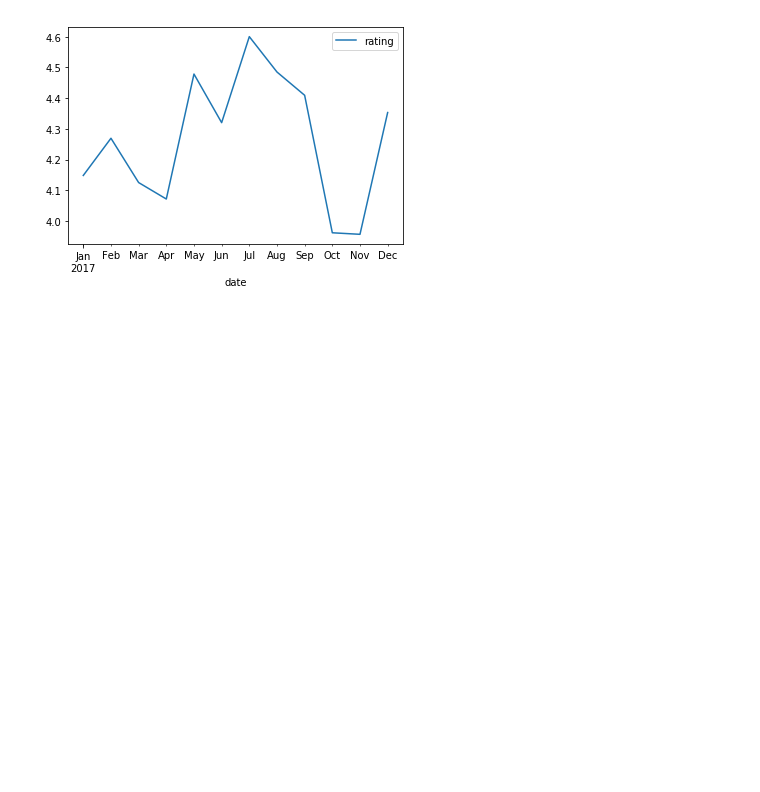
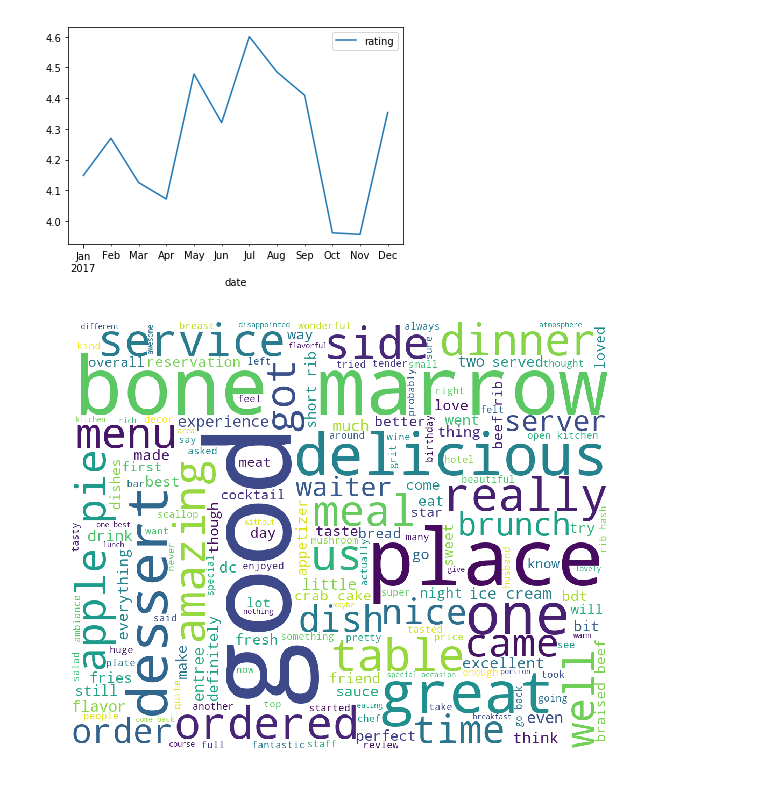
Before and after one commit to Gryazzz/Review, a Jupyter notebook: Analysis.ipynb, the cells around one changed output. Cells and saved outputs as stored; diff of their text form; code cells hidden in the pictures; blank space fills up the shorter version.

Commit message:
add word cloud

```diff
--- a/Analysis.ipynb
+++ b/Analysis.ipynb
@@ -218,0 +225,30 @@ df2.plot()
+# %%
+comment_words = ' '
+stopwords = set(STOPWORDS)
+stopwords.add('blue')
+stopwords.add('duck')
+stopwords.add('tavern')
+stopwords.add('restaurant')
+stopwords.add('food')
+# %%
+for ind, row in df.iterrows():
+    tokens = row.text.split()
+    for i in range(len(tokens)):
+        tokens[i] = tokens[i].lower()
+
+    for words in tokens:
+        comment_words += (words + ' ')
+
+wordcloud = WordCloud(width = 1000, height = 800,
+                background_color ='white',
+                stopwords = stopwords,
+                min_font_size = 13).generate(comment_words)
+
+plt.figure(figsize = (8, 10), facecolor = None)
+plt.imshow(wordcloud)
+plt.axis("off")
+plt.tight_layout(pad = 0)
+
+plt.show()
+# %% [output]
+[figure, added]
```
Also changed, not shown: parts of 11 cells of this notebook.
